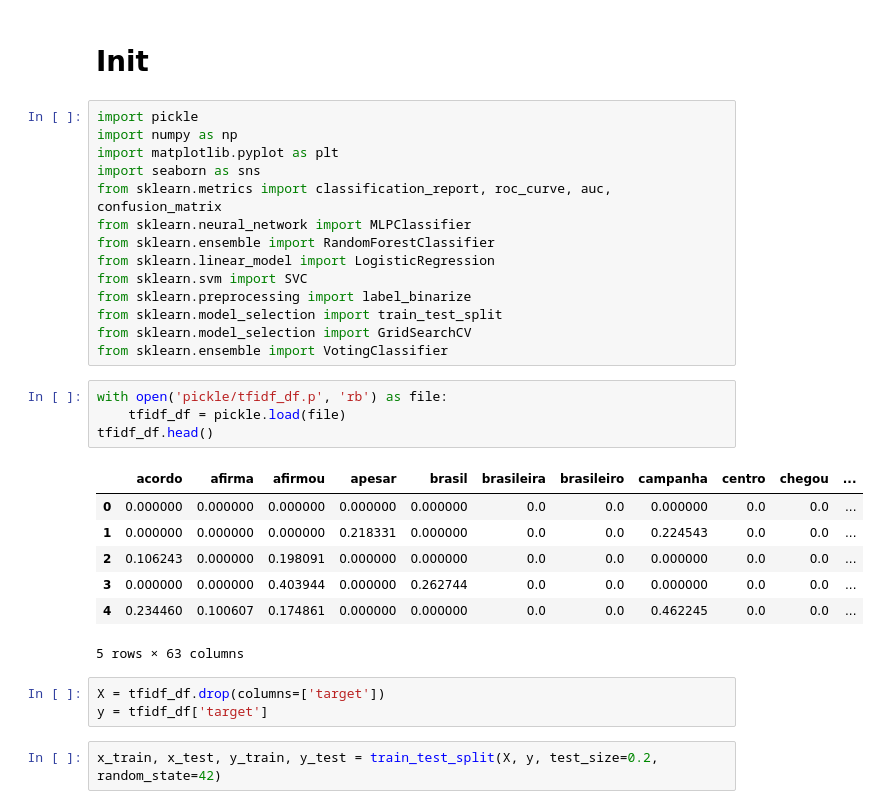
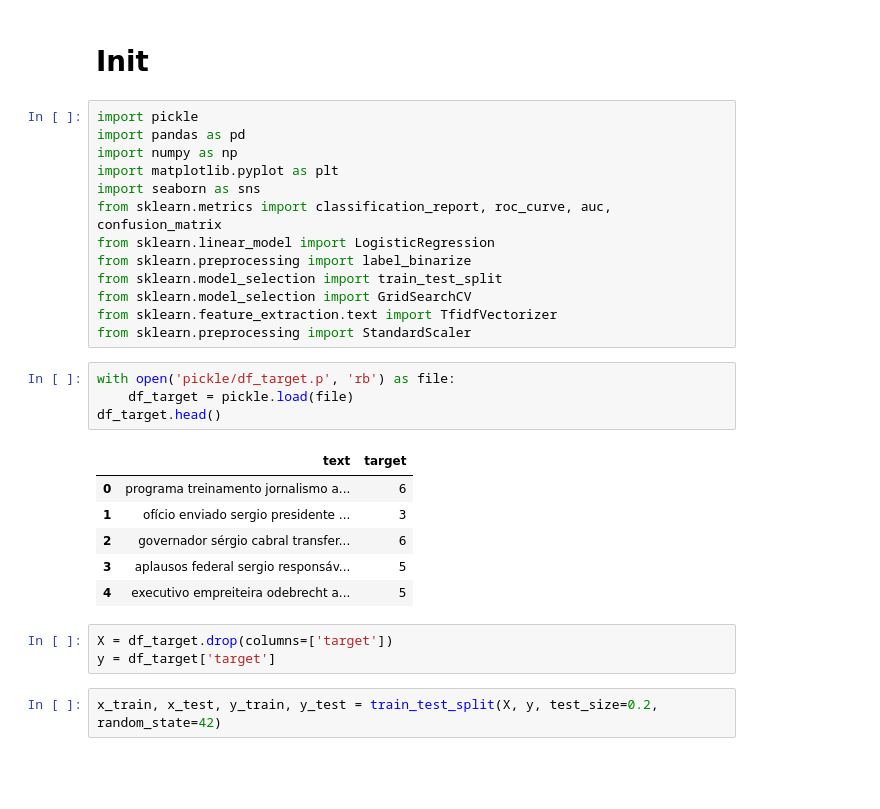
Before and after one commit to renatohack/2024.2-machine-learning, a Jupyter notebook: pb/tp5/05.classifier.ipynb, the cells around one changed output. Cells and saved outputs as stored; diff of their text form; blank space fills up the shorter version.

```diff
--- a/pb/tp5/05.classifier.ipynb
+++ b/pb/tp5/05.classifier.ipynb
@@ -2,32 +2,30 @@
 # Init
 # %%
 import pickle
+import pandas as pd
 import numpy as np
 import matplotlib.pyplot as plt
 import seaborn as sns
 from sklearn.metrics import classification_report, roc_curve, auc, confusion_matrix
-from sklearn.neural_network import MLPClassifier
-from sklearn.ensemble import RandomForestClassifier
 from sklearn.linear_model import LogisticRegression
-from sklearn.svm import SVC
 from sklearn.preprocessing import label_binarize
 from sklearn.model_selection import train_test_split
 from sklearn.model_selection import GridSearchCV
-from sklearn.ensemble import VotingClassifier
+from sklearn.feature_extraction.text import TfidfVectorizer
+from sklearn.preprocessing import StandardScaler
 # %%
-with open('pickle/tfidf_df.p', 'rb') as file:
-    tfidf_df = pickle.load(file)
-tfidf_df.head()
+with open('pickle/df_target.p', 'rb') as file:
+    df_target = pickle.load(file)
+df_target.head()
 # %% [output]
-|  | acordo | afirma | afirmou | apesar | brasil | brasileira | brasileiro | campanha | centro | chegou | ... |
-| 0 | 0.000000 | 0.000000 | 0.000000 | 0.000000 | 0.000000 | 0.0 | 0.0 | 0.000000 | 0.0 | 0.0 | ... |
-| 1 | 0.000000 | 0.000000 | 0.000000 | 0.218331 | 0.000000 | 0.0 | 0.0 | 0.224543 | 0.0 | 0.0 | ... |
-| 2 | 0.106243 | 0.000000 | 0.198091 | 0.000000 | 0.000000 | 0.0 | 0.0 | 0.000000 | 0.0 | 0.0 | ... |
-| 3 | 0.000000 | 0.000000 | 0.403944 | 0.000000 | 0.262744 | 0.0 | 0.0 | 0.000000 | 0.0 | 0.0 | ... |
-| 4 | 0.234460 | 0.100607 | 0.174861 | 0.000000 | 0.000000 | 0.0 | 0.0 | 0.462245 | 0.0 | 0.0 | ... |
+|  | text | target |
+| 0 | programa treinamento jornalismo a... | 6 |
+| 1 | ofício enviado sergio presidente ... | 3 |
+| 2 | governador sérgio cabral transfer... | 6 |
+| 3 | aplausos federal sergio responsáv... | 5 |
+| 4 | executivo empreiteira odebrecht a... | 5 |
-5 rows × 63 columns
 # %%
-X = tfidf_df.drop(columns=['target'])
-y = tfidf_df['target']
+X = df_target.drop(columns=['target'])
+y = df_target['target']
 # %%
 x_train, x_test, y_train, y_test = train_test_split(X, y, test_size=0.2, random_state=42)
```
Also changed, not shown: parts of 16 cells of this notebook, 8 other files.
